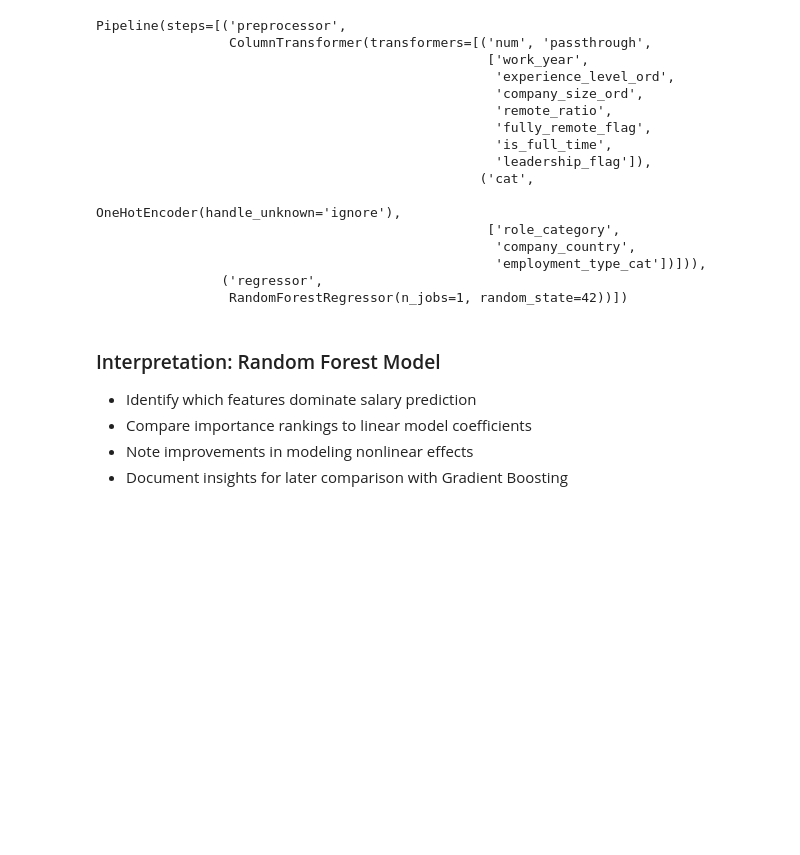
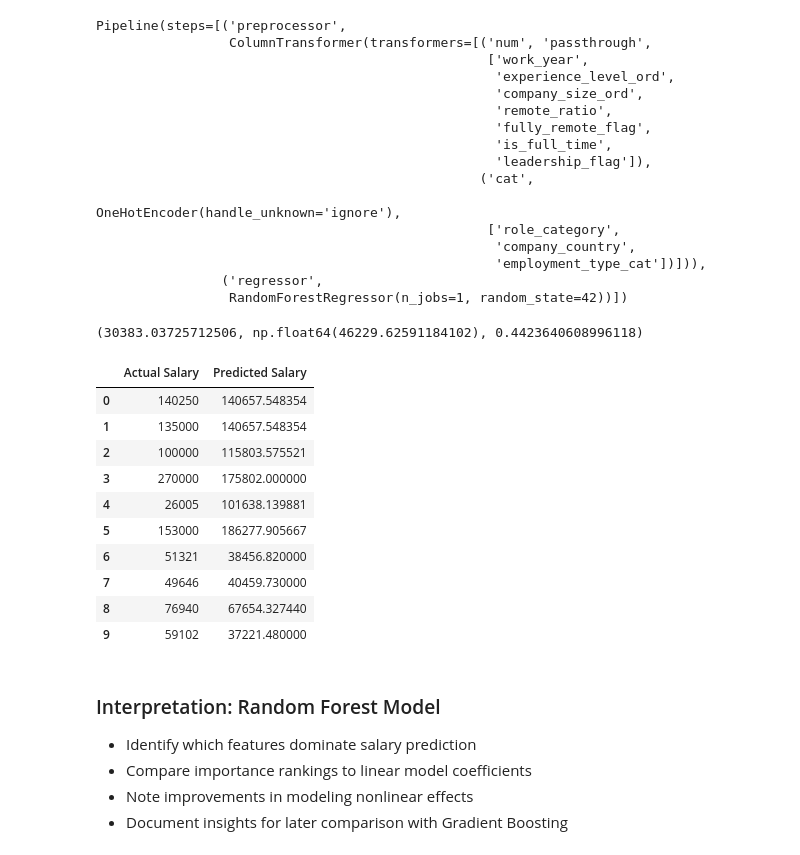
Before and after one commit to DevAnnafi/AI-Job-Market-Analyzer, a Jupyter notebook: notebooks/04_model_training.ipynb, the cells around one changed output. Saved outputs shown, nothing was run; the diff lists cells and outputs as text; code cells hidden in the pictures; blank space fills up the shorter version.

Commit message:
Feat: Generated salary predictions, Evaluated Random Forest Performance, and Sanity checked the Random Forest predictions

```diff
--- a/notebooks/04_model_training.ipynb
+++ b/notebooks/04_model_training.ipynb
@@ -313,6 +313,8 @@ Pipeline(steps=[('preprocessor',
 
 # GOAL:
 # - Compare predictions against actual salaries
+
+y_pred = rf_model.predict(X_test)
 # %%
 # STEP 6.6: Evaluate Random Forest performance
 
@@ -324,18 +326,43 @@ Pipeline(steps=[('preprocessor',
 # COMPARISON:
 # - Compare these metrics against linear regression
 # - Expect improved performance, especially on high salaries
+
+mae = mean_absolute_error(y_test, y_pred)
+rmse = np.sqrt(mean_squared_error(y_test, y_pred))
+r2 = r2_score(y_test, y_pred)
+
+mae, rmse, r2
+# %% [output]
+(30383.03725712506, np.float64(46229.62591184102), 0.4423640608996118)
 # %%
 # STEP 6.7: Sanity check Random Forest predictions
 
 # - Create a small table of actual vs predicted salaries
 # - Inspect edge cases:
 #   - Very low salaries
 #   - Very high salaries
 #   - Leadership roles
 
 # EXPECTATION:
 # - Fewer extreme misses than linear regression
 # - No negative salary predictions
+
+pd.DataFrame({
+    "Actual Salary": y_test.values[:10],
+    "Predicted Salary": y_pred[:10]
+})
+# %% [output]
+|  | Actual Salary | Predicted Salary |
+| 0 | 140250 | 140657.548354 |
+| 1 | 135000 | 140657.548354 |
+| 2 | 100000 | 115803.575521 |
+| 3 | 270000 | 175802.000000 |
+| 4 | 26005 | 101638.139881 |
+| 5 | 153000 | 186277.905667 |
+| 6 | 51321 | 38456.820000 |
+| 7 | 49646 | 40459.730000 |
+| 8 | 76940 | 67654.327440 |
+| 9 | 59102 | 37221.480000 |
 # %%
 # STEP 6.8: Extract feature importance from Random Forest
 
```
